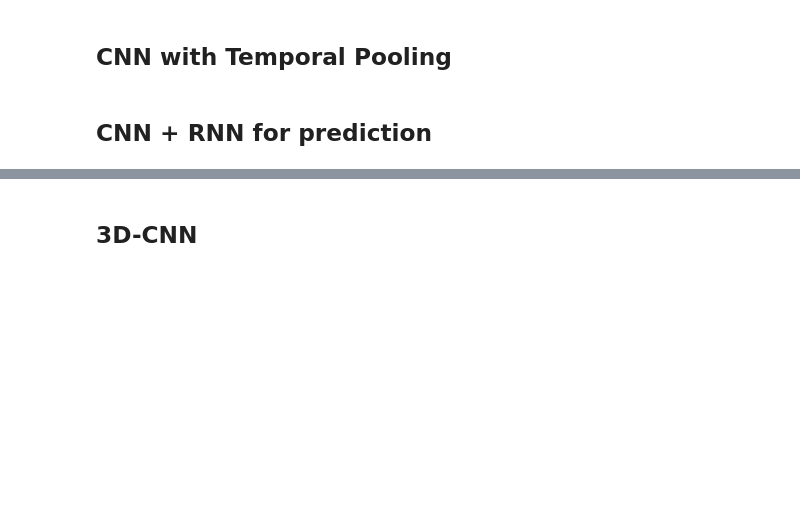
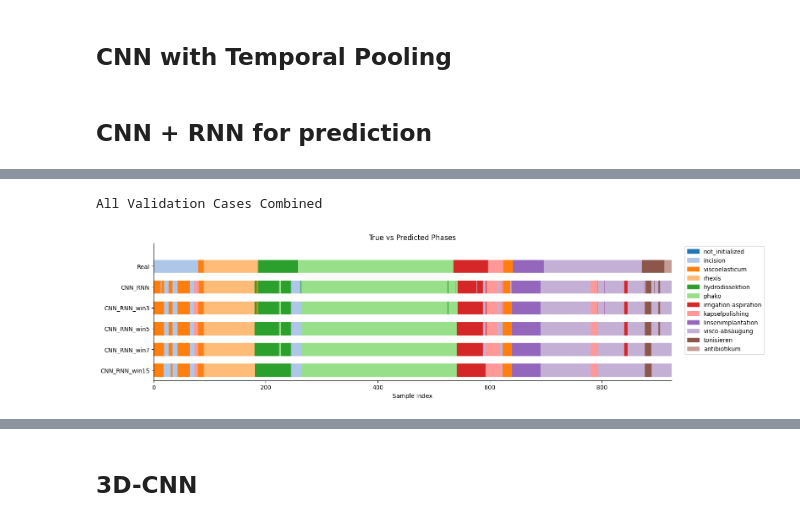
Before and after one commit to stefanosPanteli/EPL445_CataractVideoPhaseClassification, a Jupyter notebook: project/project.ipynb, the cells around one changed output, grey strips where cells are left out. Cells and saved outputs as stored; diff of their text form; code cells hidden in the pictures; blank space fills up the shorter version.

```diff
--- a/project/project.ipynb
+++ b/project/project.ipynb
@@ -1212,6 +1277,10 @@ def sample_case_with_metadata(
         if not ret:
             break
 
+        # Skip not_init
+        if frame_idx not in annotations:
+            continue
+
         # Skip if not needed
         if frame_idx % frame_step != 0:
             continue
@@ -1555,6 +1707,22 @@ Training Cases:
 - Processing case 8
 Validation Cases:
 - Processing case 18
+# %%
+# Compute class_weights
+all_train_labels = []
+for case_id, info in parsed_cases_train.items():
+    all_train_labels.extend(info['labels'])
+
+label_counts = Counter(all_train_labels)
+num_classes = len(label_to_int)
+total = sum(label_counts.values())
+
+class_weights = []
+for c in range(num_classes):
+    count = label_counts.get(c, 1)
+    class_weights.append(total / (num_classes * count))
+
+class_weights = torch.tensor(class_weights, dtype=torch.float32)
 # %% [markdown]
 ## Logistic Regression
 # %%
@@ -1822,0 +2518,60 @@ class CNN_RNN(nn.Module):
+# %%
+def _majority_sliding_window(y_pred: np.ndarray, window_size: int) -> np.ndarray:
+    if window_size % 2 == 0 or window_size < 1:
+        raise ValueError('window_size must be a positive odd integer')
+
+    y_pred = np.asarray(y_pred)
+    smoothed = np.empty_like(y_pred)
+
+    half = window_size // 2
+
+    for i in range(len(y_pred)):
+        start = max(0, i - half)
+        end = min(len(y_pred), i + half + 1)
+
+        window = y_pred[start:end]
+        counts = Counter(window)
+
+        # Majority vote
+        max_count = max(counts.values())
+        candidates = [label for label, count in counts.items() if count == max_count]
+
+        # Tie-break: keep original label if it is among the tied labels
+        if y_pred[i] in candidates:
+            smoothed[i] = y_pred[i]
+        else:
+            smoothed[i] = candidates[0]
+
+    return smoothed
+
+def _merge_all_case_predictions(case_predictions: dict) -> tuple[np.ndarray, np.ndarray]:
+    all_true = []
+    all_pred = []
+
+    for _, result in case_predictions.items():
+        all_true.extend(result['y_true'])
+        all_pred.extend(result['y_pred'])
+
+    return np.asarray(all_true), np.asarray(all_pred)
+
+
+nicely_print('All Validation Cases Combined')
+y_true_all, y_pred_all = _merge_all_case_predictions(val_predictions)
+
+pred_all = {
+    'CNN_RNN': y_pred_all,
+    'CNN_RNN_win3': _majority_sliding_window(y_pred_all, 3),
+    'CNN_RNN_win5': _majority_sliding_window(y_pred_all, 5),
+    'CNN_RNN_win7': _majority_sliding_window(y_pred_all, 7),
+    'CNN_RNN_win15': _majority_sliding_window(y_pred_all, 15)
+}
+
+bar_compare(y_true_all, pred_all)
+print()
+plot_confusion_matrices(y_true_all, pred_all)
+print()
+df = classification_results_df(y_true_all, pred_all)
+df
+# %% [output]
+All Validation Cases Combined
+[figure, added]
```
Also changed, not shown: parts of 26 cells of this notebook, 1 other file.
